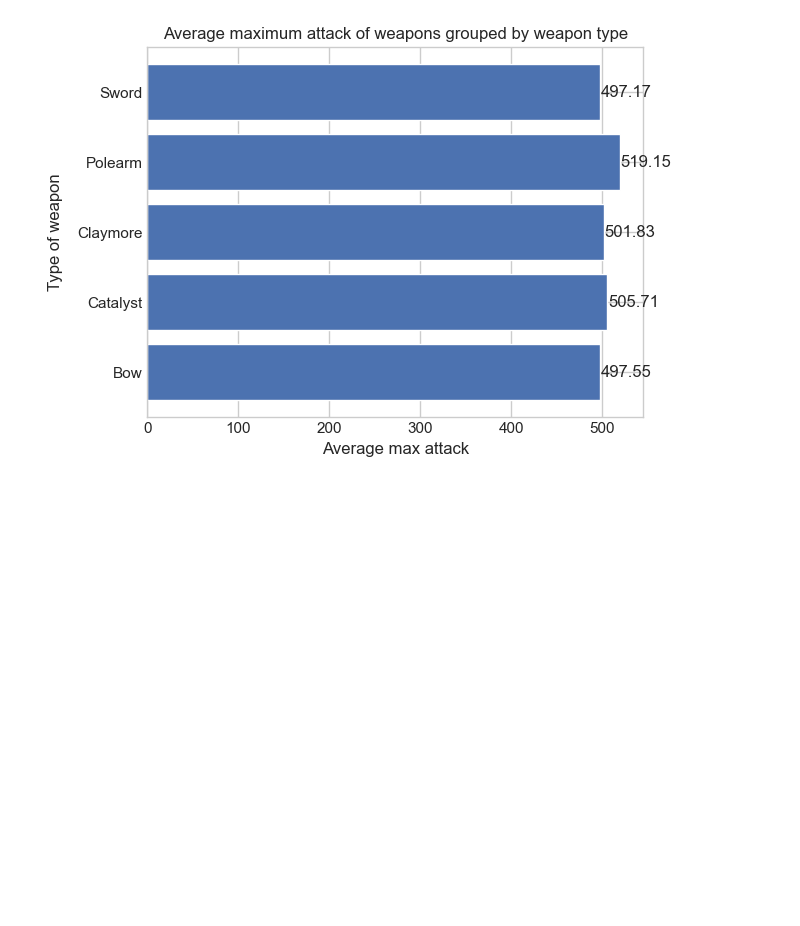
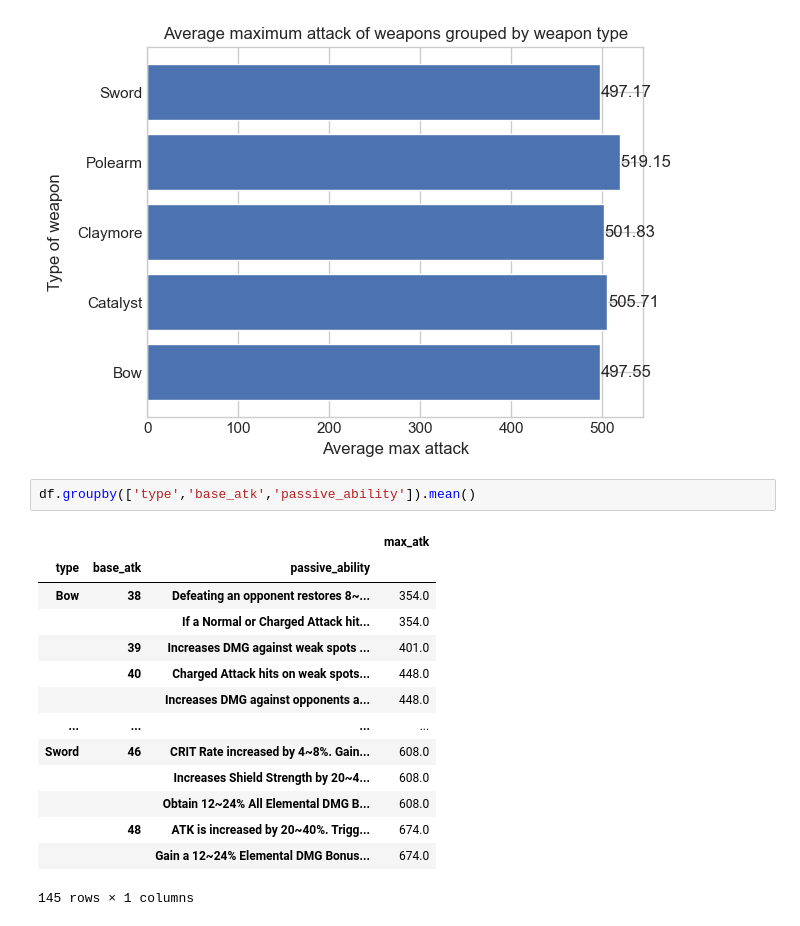
Before and after one commit to sillyEjevika/jupyter_notebook_LoginovaVN, a Jupyter notebook: Loginova VN.ipynb, the cells around one changed output. Cells and saved outputs as stored; diff of their text form; blank space fills up the shorter version.

```diff
--- a/Loginova VN.ipynb
+++ b/Loginova VN.ipynb
@@ -98,3 +119,20 @@ plt.ylabel('Type of weapon', labelpad = 10)
 plt.show()
 # %% [output]
 [figure]
+# %%
+df.groupby(['type','base_atk','passive_ability']).mean()
+# %% [output]
+|  |  |  | max_atk |
+| type | base_atk | passive_ability |  |
+| Bow | 38 | Defeating an opponent restores 8~... | 354.0 |
+|  |  | If a Normal or Charged Attack hit... | 354.0 |
+|  | 39 | Increases DMG against weak spots ... | 401.0 |
+|  | 40 | Charged Attack hits on weak spots... | 448.0 |
+|  |  | Increases DMG against opponents a... | 448.0 |
+| ... | ... | ... | ... |
+| Sword | 46 | CRIT Rate increased by 4~8%. Gain... | 608.0 |
+|  |  | Increases Shield Strength by 20~4... | 608.0 |
+|  |  | Obtain 12~24% All Elemental DMG B... | 608.0 |
+|  | 48 | ATK is increased by 20~40%. Trigg... | 674.0 |
+|  |  | Gain a 12~24% Elemental DMG Bonus... | 674.0 |
+145 rows × 1 columns
```
Also changed, not shown: parts of 3 cells of this notebook.
